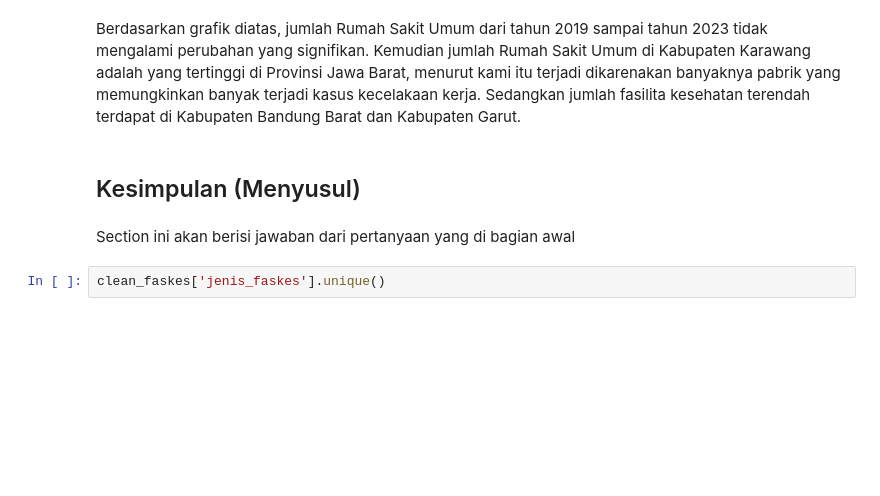
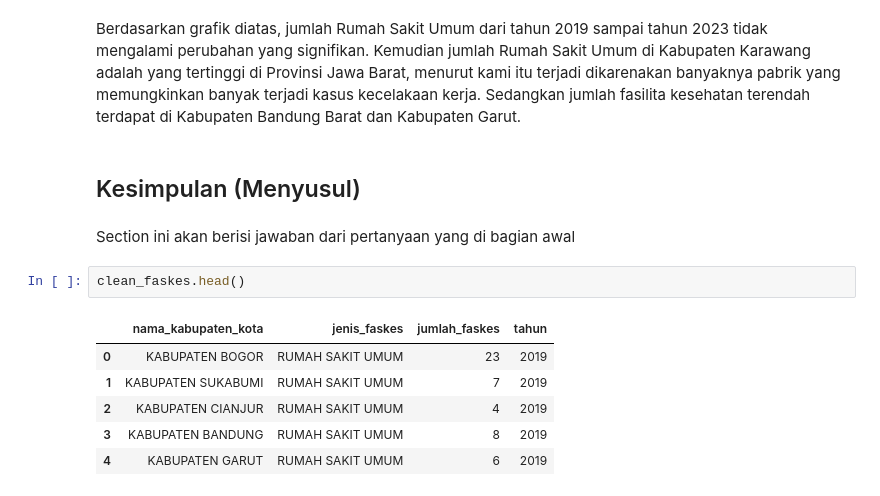
Before and after one commit to EIGHISTADWIPUTRA/Data_Mining_Tugas_1_Kel-1_C-1, a Jupyter notebook: Data_Mining_1.ipynb, the cells around one changed output. Drawn from its saved outputs; the diff is of its cells as text; blank space fills up the shorter version.

```diff
--- a/Data_Mining_1.ipynb
+++ b/Data_Mining_1.ipynb
@@ -976,4 +979,11 @@ Sedangkan jumlah fasilita kesehatan terendah terdapat di Kabupaten Bandung Barat
 # %% [markdown]
 Section ini akan berisi jawaban dari pertanyaan yang di bagian awal
 # %%
-clean_faskes['jenis_faskes'].unique()
+clean_faskes.head()
+# %% [output]
+|  | nama_kabupaten_kota | jenis_faskes | jumlah_faskes | tahun |
+| 0 | KABUPATEN BOGOR | RUMAH SAKIT UMUM | 23 | 2019 |
+| 1 | KABUPATEN SUKABUMI | RUMAH SAKIT UMUM | 7 | 2019 |
+| 2 | KABUPATEN CIANJUR | RUMAH SAKIT UMUM | 4 | 2019 |
+| 3 | KABUPATEN BANDUNG | RUMAH SAKIT UMUM | 8 | 2019 |
+| 4 | KABUPATEN GARUT | RUMAH SAKIT UMUM | 6 | 2019 |
```
Also changed, not shown: parts of 73 cells of this notebook, 1 other file.
